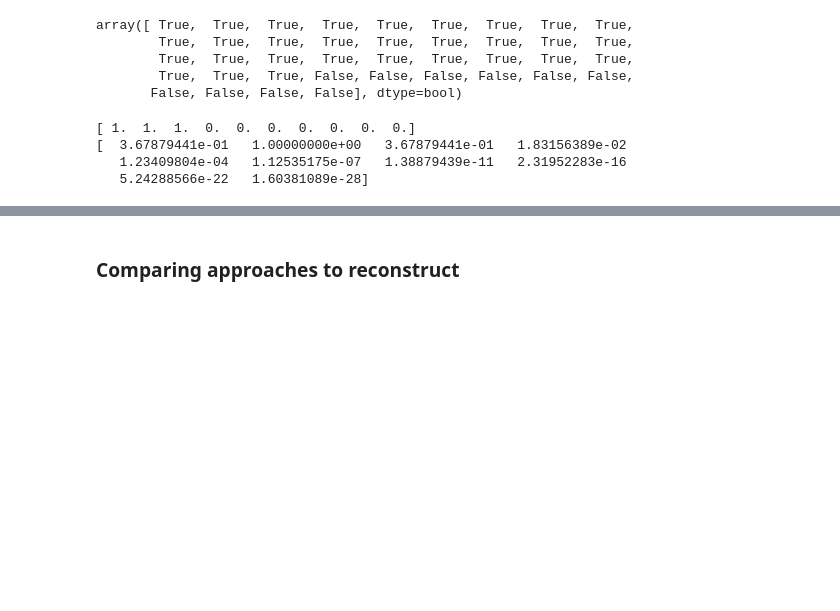
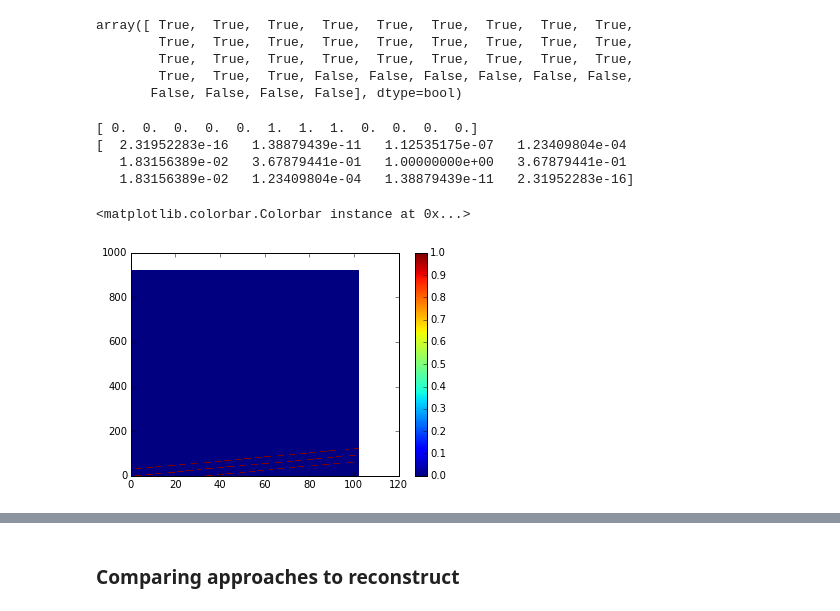
Before and after one commit to ejake/tensor-factorization, a Jupyter notebook: kmf/CMU-Faces pixel.ipynb, the cells around one changed output, grey strips where cells are left out. Drawn from its saved outputs; the diff is of its cells as text; code cells hidden in the pictures; blank space fills up the shorter version.

```diff
--- a/kmf/CMU-Faces pixel.ipynb
+++ b/kmf/CMU-Faces pixel.ipynb
@@ -380,11 +381,18 @@ array([ True,  True,  True,  True,  True,  True,  True,  True,  True,
         True,  True,  True,  True,  True,  True,  True,  True,  True,
         True,  True,  True, False, False, False, False, False, False,
        False, False, False, False], dtype=bool)
-# %%
-print K_pr1_i[range(10),1]
-print K_pr2_i[range(10),1]
-# %% [output]
-[ 1.  1.  1.  0.  0.  0.  0.  0.  0.  0.]
-[  3.67879441e-01   1.00000000e+00   3.67879441e-01   1.83156389e-02
-   1.23409804e-04   1.12535175e-07   1.38879439e-11   2.31952283e-16
-   5.24288566e-22   1.60381089e-28]
+# %%
+pix = 10
+print K_pr1_i[range(pix-6,pix+6),pix]
+print K_pr2_i[range(pix-6,pix+6),pix]
+# %% [output]
+[ 0.  0.  0.  0.  0.  1.  1.  1.  0.  0.  0.  0.]
+[  2.31952283e-16   1.38879439e-11   1.12535175e-07   1.23409804e-04
+   1.83156389e-02   3.67879441e-01   1.00000000e+00   3.67879441e-01
+   1.83156389e-02   1.23409804e-04   1.38879439e-11   2.31952283e-16]
+# %%
+plt.pcolor(K_pr1_i)
+plt.colorbar()
+# %% [output]
+<matplotlib.colorbar.Colorbar instance at 0x...>
+[figure, added]
```
Also changed, not shown: parts of 3 cells of this notebook, 2 other files.
